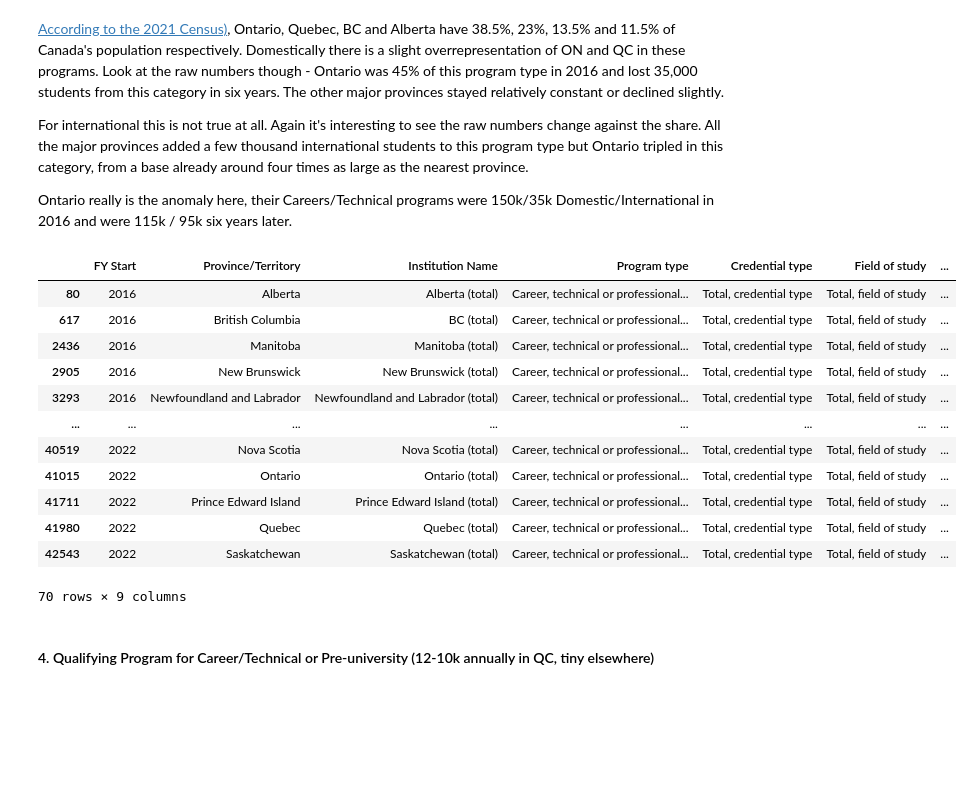
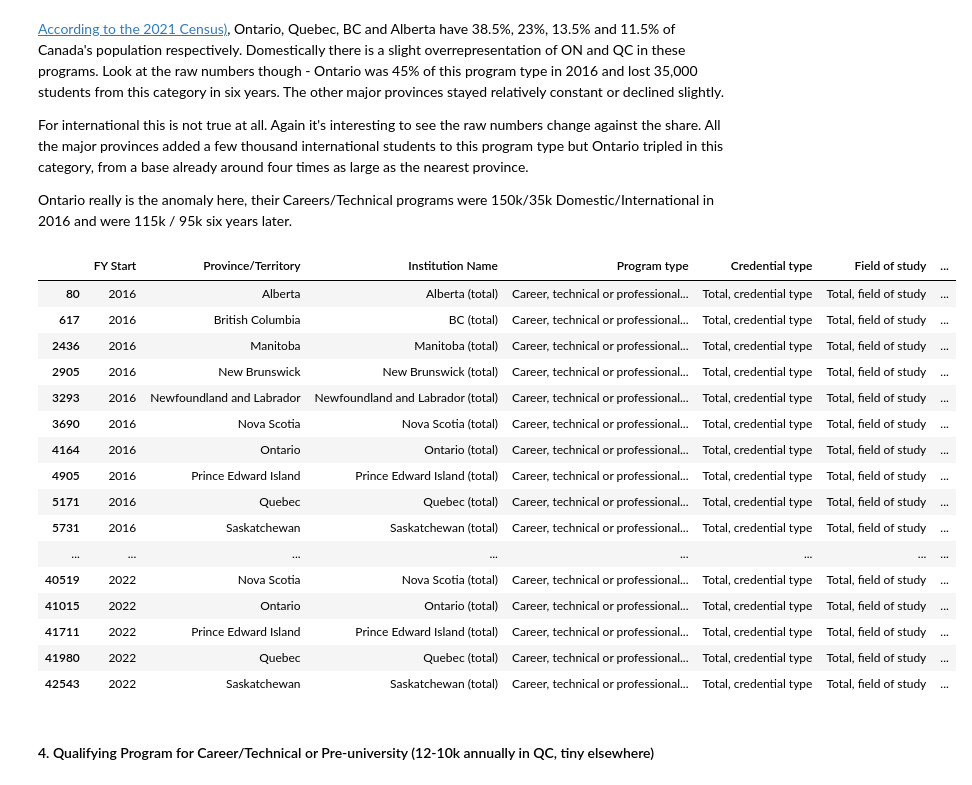
Before and after one commit to tjjdoherty/canadian-psi-project, a Jupyter notebook: program_cred_analysis.ipynb, the cells around one changed output. Drawn from its saved outputs; the diff is of its cells as text; code cells hidden in the pictures; blank space fills up the shorter version.

```diff
--- a/program_cred_analysis.ipynb
+++ b/program_cred_analysis.ipynb
@@ -1361,20 +1340,24 @@ fig.show()
 For international this is not true at all. Again it's interesting to see the raw numbers change against the share. All the major provinces added a few thousand international students to this program type but Ontario tripled in this category, from a base already around four times as large as the nearest province.
 
 Ontario really is the anomaly here, their Careers/Technical programs were 150k/35k Domestic/International in 2016 and were 115k / 95k six years later.
-# %%
-career_tech_prof_df
-# %% [output]
-|  | FY Start | Province/Territory | Institution Name | Program type | Credential type | Field of study | ... |
-| 80 | 2016 | Alberta | Alberta (total) | Career, technical or professional... | Total, credential type | Total, field of study | ... |
-| 617 | 2016 | British Columbia | BC (total) | Career, technical or professional... | Total, credential type | Total, field of study | ... |
-| 2436 | 2016 | Manitoba | Manitoba (total) | Career, technical or professional... | Total, credential type | Total, field of study | ... |
-| 2905 | 2016 | New Brunswick | New Brunswick (total) | Career, technical or professional... | Total, credential type | Total, field of study | ... |
-| 3293 | 2016 | Newfoundland and Labrador | Newfoundland and Labrador (total) | Career, technical or professional... | Total, credential type | Total, field of study | ... |
-| ... | ... | ... | ... | ... | ... | ... | ... |
-| 40519 | 2022 | Nova Scotia | Nova Scotia (total) | Career, technical or professional... | Total, credential type | Total, field of study | ... |
-| 41015 | 2022 | Ontario | Ontario (total) | Career, technical or professional... | Total, credential type | Total, field of study | ... |
-| 41711 | 2022 | Prince Edward Island | Prince Edward Island (total) | Career, technical or professional... | Total, credential type | Total, field of study | ... |
-| 41980 | 2022 | Quebec | Quebec (total) | Career, technical or professional... | Total, credential type | Total, field of study | ... |
-| 42543 | 2022 | Saskatchewan | Saskatchewan (total) | Career, technical or professional... | Total, credential type | Total, field of study | ... |
-70 rows × 9 columns
+# %%
+career_tech_prof_df_16_22
+# %% [output]
+|  | FY Start | Province/Territory | Institution Name | Program type | Credential type | Field of study | ... |
+| 80 | 2016 | Alberta | Alberta (total) | Career, technical or professional... | Total, credential type | Total, field of study | ... |
+| 617 | 2016 | British Columbia | BC (total) | Career, technical or professional... | Total, credential type | Total, field of study | ... |
+| 2436 | 2016 | Manitoba | Manitoba (total) | Career, technical or professional... | Total, credential type | Total, field of study | ... |
+| 2905 | 2016 | New Brunswick | New Brunswick (total) | Career, technical or professional... | Total, credential type | Total, field of study | ... |
+| 3293 | 2016 | Newfoundland and Labrador | Newfoundland and Labrador (total) | Career, technical or professional... | Total, credential type | Total, field of study | ... |
+| 3690 | 2016 | Nova Scotia | Nova Scotia (total) | Career, technical or professional... | Total, credential type | Total, field of study | ... |
+| 4164 | 2016 | Ontario | Ontario (total) | Career, technical or professional... | Total, credential type | Total, field of study | ... |
+| 4905 | 2016 | Prince Edward Island | Prince Edward Island (total) | Career, technical or professional... | Total, credential type | Total, field of study | ... |
+| 5171 | 2016 | Quebec | Quebec (total) | Career, technical or professional... | Total, credential type | Total, field of study | ... |
+| 5731 | 2016 | Saskatchewan | Saskatchewan (total) | Career, technical or professional... | Total, credential type | Total, field of study | ... |
+| ... | ... | ... | ... | ... | ... | ... | ... |
+| 40519 | 2022 | Nova Scotia | Nova Scotia (total) | Career, technical or professional... | Total, credential type | Total, field of study | ... |
+| 41015 | 2022 | Ontario | Ontario (total) | Career, technical or professional... | Total, credential type | Total, field of study | ... |
+| 41711 | 2022 | Prince Edward Island | Prince Edward Island (total) | Career, technical or professional... | Total, credential type | Total, field of study | ... |
+| 41980 | 2022 | Quebec | Quebec (total) | Career, technical or professional... | Total, credential type | Total, field of study | ... |
+| 42543 | 2022 | Saskatchewan | Saskatchewan (total) | Career, technical or professional... | Total, credential type | Total, field of study | ... |
 # %%
```
Also changed, not shown: parts of 8 cells of this notebook.
